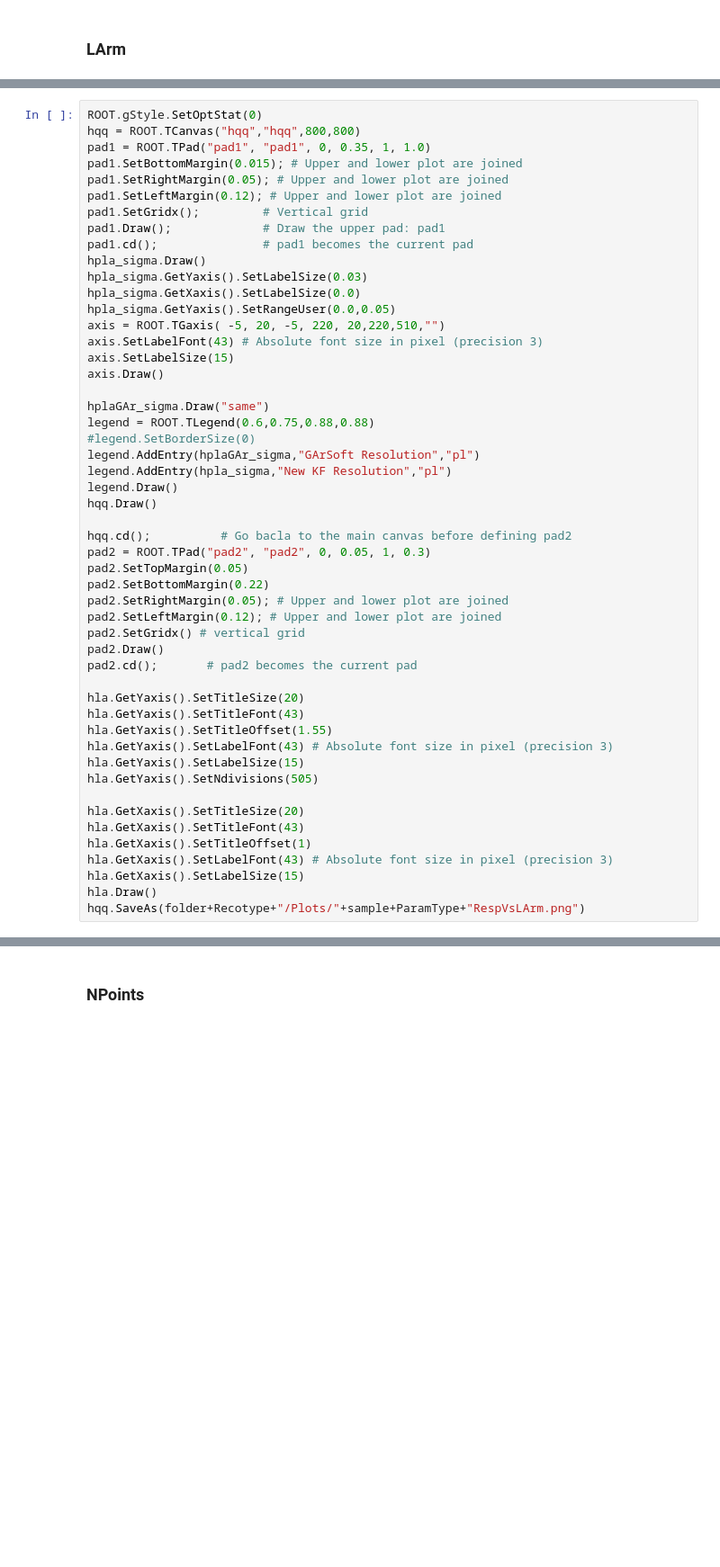
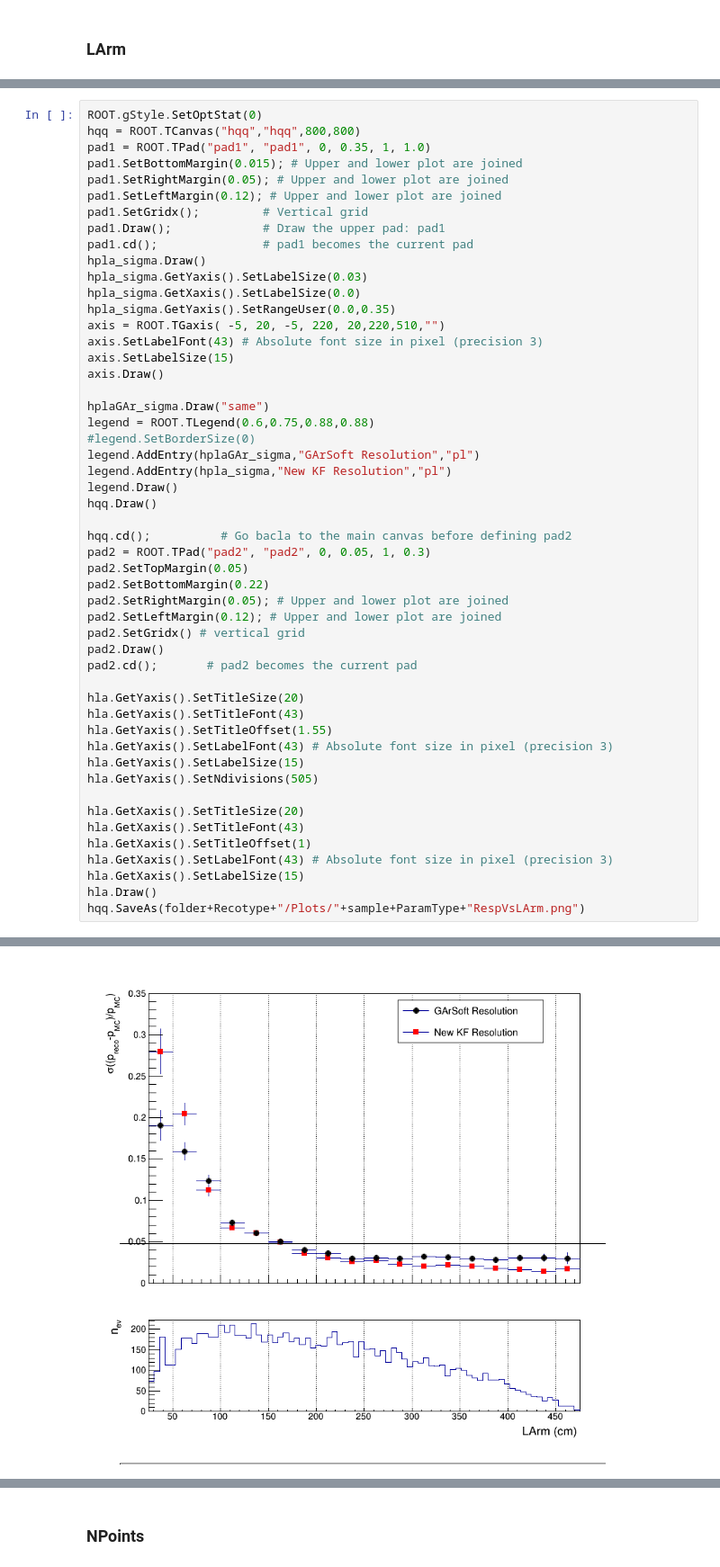
Before and after one commit to Trenchcoat95/ConvertMC, a Jupyter notebook: CheckResiduals.ipynb, the cells around one changed output, grey strips where cells are left out. Shown at 90% size. Saved outputs shown, nothing was run; the diff lists cells and outputs as text; blank space fills up the shorter version.

```diff
--- a/CheckResiduals.ipynb
+++ b/CheckResiduals.ipynb
@@ -398,7 +535,7 @@ pad1.cd();               # pad1 becomes the current pad
 hpla_sigma.Draw()
 hpla_sigma.GetYaxis().SetLabelSize(0.03)
 hpla_sigma.GetXaxis().SetLabelSize(0.0)
-hpla_sigma.GetYaxis().SetRangeUser(0.0,0.05)
+hpla_sigma.GetYaxis().SetRangeUser(0.0,0.35)
 axis = ROOT.TGaxis( -5, 20, -5, 220, 20,220,510,"")
 axis.SetLabelFont(43) # Absolute font size in pixel (precision 3)
 axis.SetLabelSize(15)
@@ -436,3 +573,4 @@ hla.GetXaxis().SetLabelFont(43) # Absolute font size in pixel (precision 3)
 hla.GetXaxis().SetLabelSize(15)
 hla.Draw()
 hqq.SaveAs(folder+Recotype+"/Plots/"+sample+ParamType+"RespVsLArm.png")
+# %% [output]
@@ -439,3 +579,4 @@ hqq.SaveAs(folder+Recotype+"/Plots/"+sample+ParamType+"RespVsLArm.png")
+[figure, added]
 # %%
 ROOT.gStyle.SetOptStat(0)
 hqq = ROOT.TCanvas("hqq","hqq",800,800)
```
Also changed, not shown: parts of 26 cells of this notebook, 7 other files.
